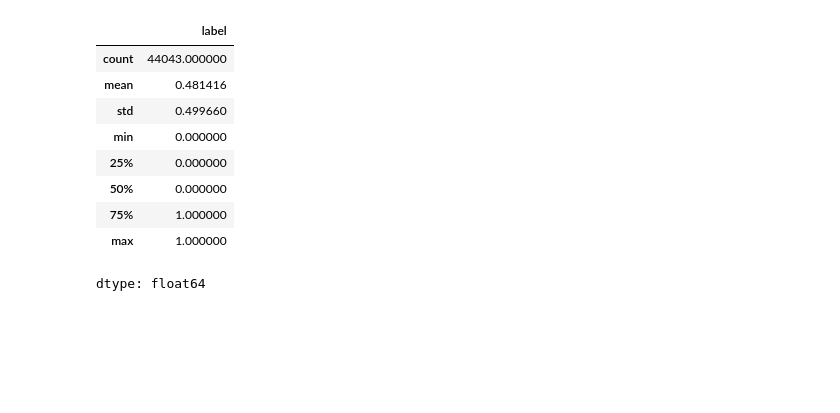
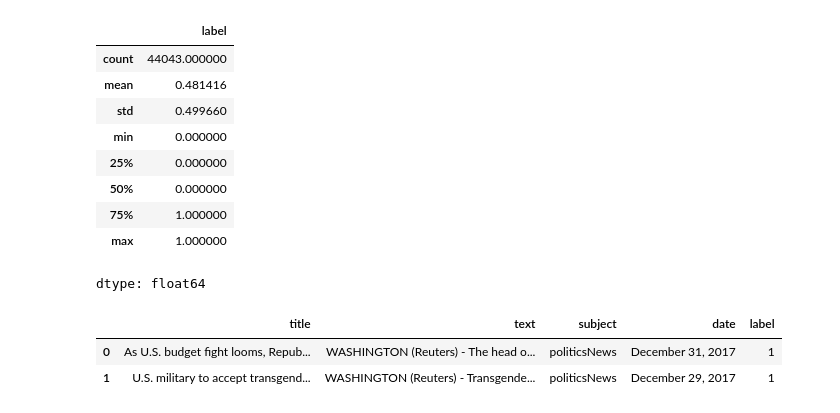
Before and after one commit to mentor-pranaya/Fake_news_identification_Infosys_Internship_Oct2024, a Jupyter notebook: Fake_News_Project.ipynb, the cells around one changed output. Cells and saved outputs as stored; diff of their text form; code cells hidden in the pictures; blank space fills up the shorter version.

```diff
--- a/Fake_News_Project.ipynb
+++ b/Fake_News_Project.ipynb
@@ -234,3 +232,9 @@ master['label'].describe()
 | 75% | 1.000000 |
 | max | 1.000000 |
 dtype: float64
+# %%
+df.head(2)
+# %% [output]
+|  | title | text | subject | date | label |
+| 0 | As U.S. budget fight looms, Repub... | WASHINGTON (Reuters) - The head o... | politicsNews | December 31, 2017 | 1 |
+| 1 | U.S. military to accept transgend... | WASHINGTON (Reuters) - Transgende... | politicsNews | December 29, 2017 | 1 |
```
Also changed, not shown: parts of 1 cell of this notebook.
